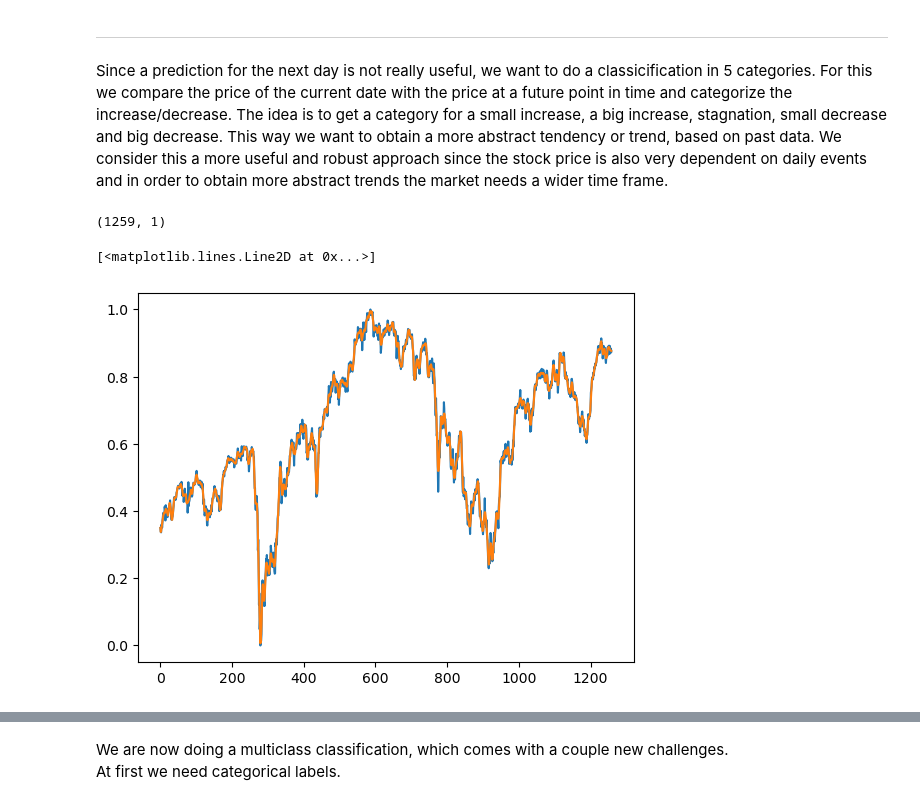
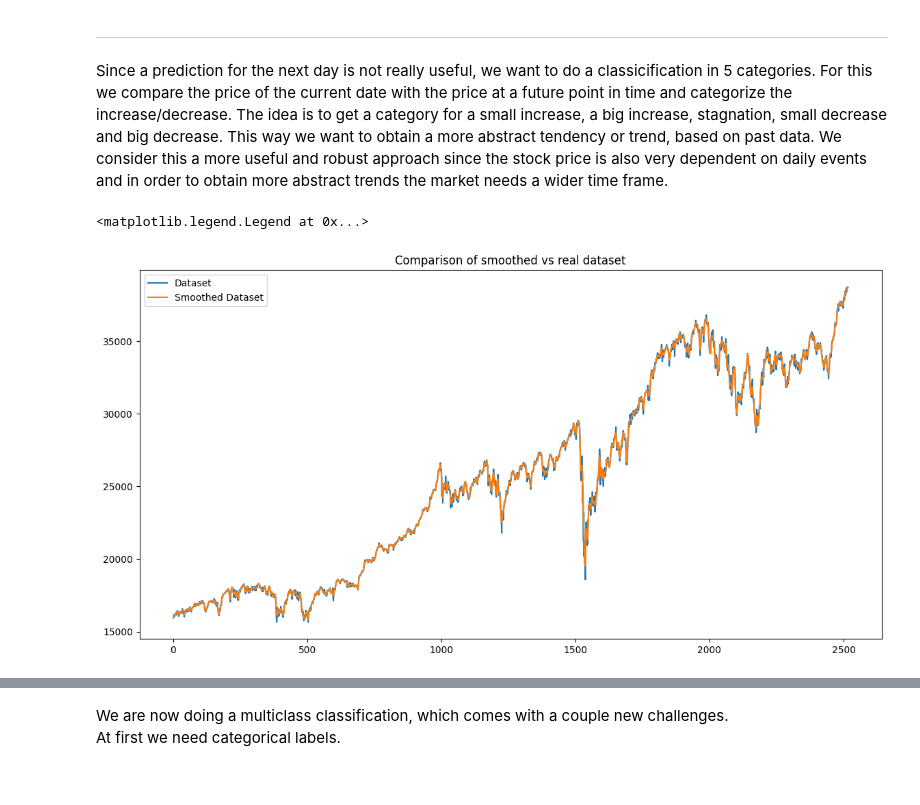
Before and after one commit to hpfref/Financial-Forecasting, a Jupyter notebook: notebook.ipynb, the cells around one changed output, grey strips where cells are left out. Cells and saved outputs as stored; diff of their text form; code cells hidden in the pictures.

```diff
--- a/notebook.ipynb
+++ b/notebook.ipynb
@@ -44,7 +44,7 @@ yf.pdr_override()
 pd.set_option('display.max_rows', None)
 
 #timeframe we want to load the data from in years
-timeframe = 5
+timeframe = 10
 
 #setting end and start date
 end = datetime.now()
@@ -52,12 +52,12 @@ end = datetime.now()
 start = datetime(end.year - timeframe, end.month, end.day)
 
 #how the downloaded dataframe looks
-dax = pdr.get_data_yahoo("DAX", start, end)
-print(dax.head(), "\n", dax.shape, "\n")
+dow = pdr.get_data_yahoo("^DJI", start, end)
+print(dow.head(), "\n", dow.shape, "\n")
 
 #extracting the price history
-dax_history = dax.filter(["Adj Close"])
-print(dax_history.head())
+dow_history = dow.filter(["Adj Close"])
+print(dow_history.head())
 
 #visulazing
 def plot_history(history, index):
@@ -69,6 +69,6 @@ def plot_history(history, index):
 
     plt.show()
 
-plot_history(dax_history, "DAX")
+plot_history(dow_history, "Dow Jones")
 # %% [output]
 [*********************100%%**********************]  1 of 1 completed
@@ -145,7 +102,7 @@ Link to the article: https://towardsdatascience.com/lstm-time-series-forecasting
 ### 3.1 Data Preprocessing
 # %%
 #Feature Scaling
-dataset = dax_history.values
+dataset = dow_history.values
 
 scaler = MinMaxScaler(feature_range=(0, 1))
 scaled_dataset = scaler.fit_transform(dataset)
@@ -267,19 +284,17 @@ Since a prediction for the next day is not really useful, we want to do a classi
 We consider this a more useful and robust approach since the stock price is also very dependent on daily events and in order to obtain more abstract trends the market needs a wider time frame.
 # %%
 # Smoothing the curve with moving average
-from scipy.signal import savgol_filter
 
-plt.plot(scaled_dataset)
+smoothed_dataset = savgol_filter(dataset[:,0], window_length=15, polyorder=5).reshape(-1,1)
 
-print(scaled_dataset.shape)
-
-smoothed_dataset = savgol_filter(scaled_dataset[:,0], window_length=15, polyorder=5).reshape(-1,1)
-
+plt.figure(figsize=(14,7))
+plt.plot(dataset)
 plt.plot(smoothed_dataset)
+plt.title("Comparison of smoothed vs real dataset")
+plt.legend(["Dataset","Smoothed Dataset"])
 # %% [output]
-(1259, 1)
+<matplotlib.legend.Legend at 0x...>
-[<matplotlib.lines.Line2D at 0x...>]
-[figure, old version]
+[figure, new version]
 # %%
 def getTrainingAndTestData(lag=60):
     ratio = 0.8
```
Also changed, not shown: parts of 28 cells of this notebook.
